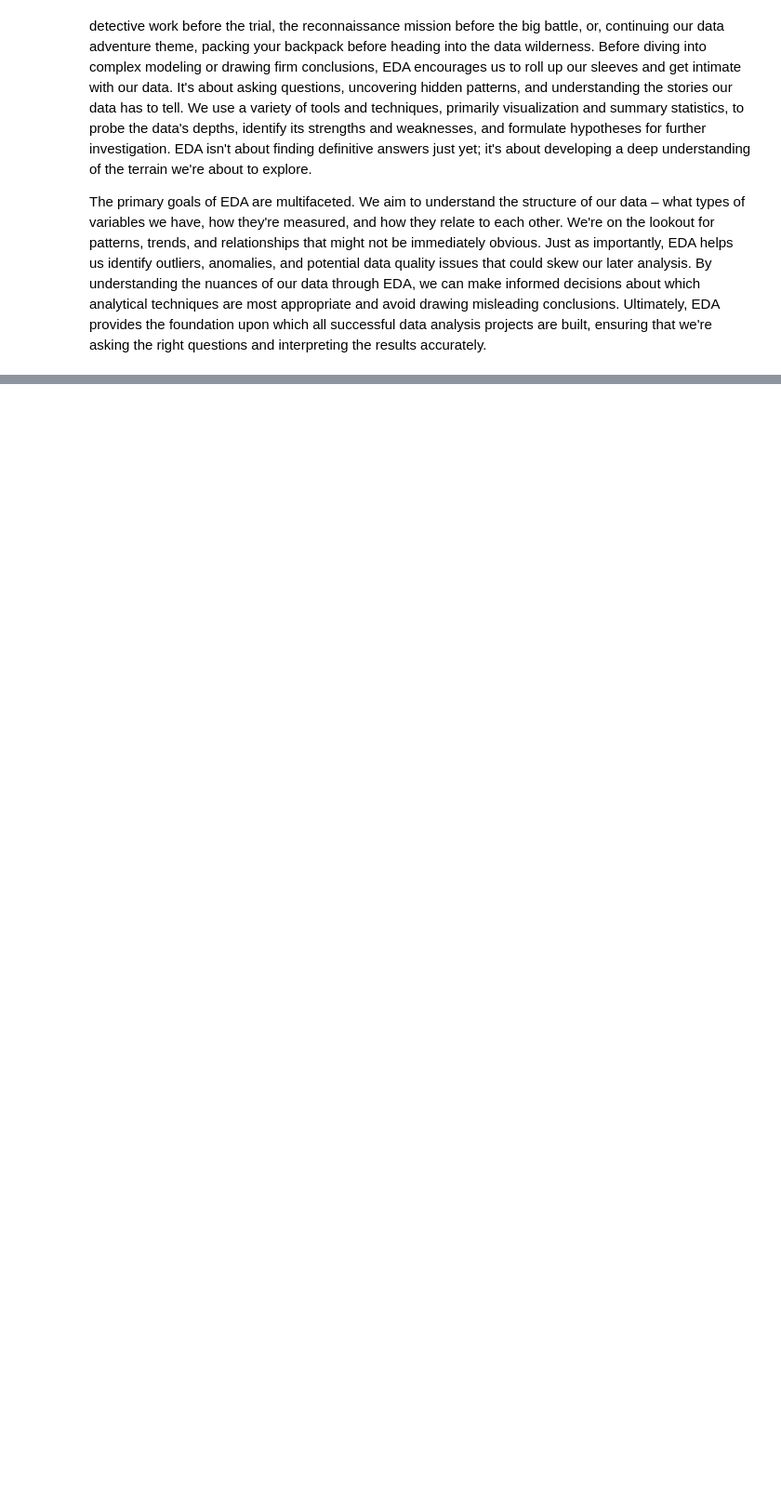
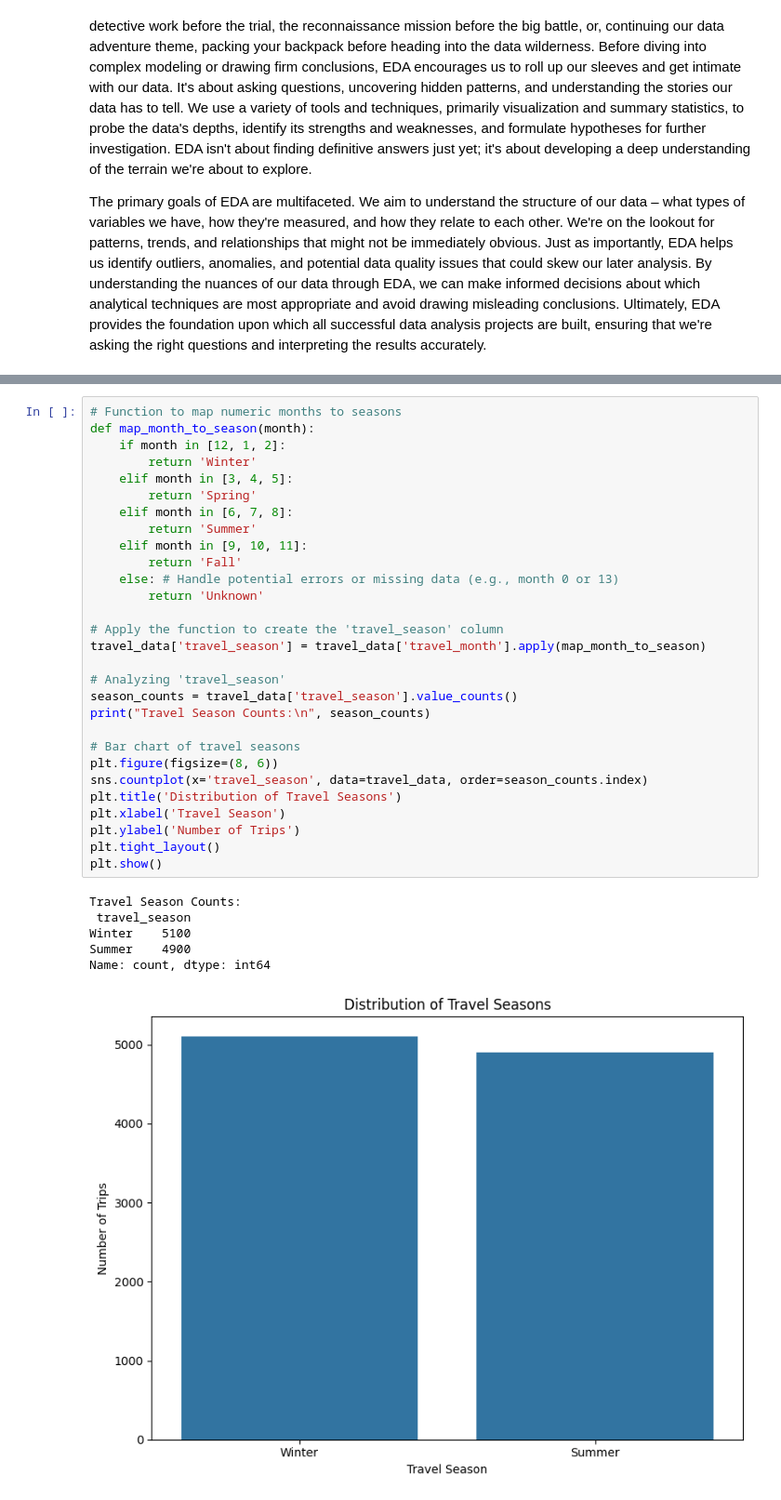
Before and after one commit to ucll-daml/book, a Jupyter notebook: docs/_sources/chapter_3/chapter3.ipynb, the cells around one changed output, grey strips where cells are left out. Shown: that part at 93% size. Drawn from its saved outputs; the diff is of its cells as text; blank space fills up the shorter version.

```diff
--- a/docs/_sources/chapter_3/chapter3.ipynb
+++ b/docs/_sources/chapter_3/chapter3.ipynb
@@ -8,0 +137,36 @@ The primary goals of EDA are multifaceted. We aim to understand the structure of
+# %%
+# Function to map numeric months to seasons
+def map_month_to_season(month):
+    if month in [12, 1, 2]:
+        return 'Winter'
+    elif month in [3, 4, 5]:
+        return 'Spring'
+    elif month in [6, 7, 8]:
+        return 'Summer'
+    elif month in [9, 10, 11]:
+        return 'Fall'
+    else: # Handle potential errors or missing data (e.g., month 0 or 13)
+        return 'Unknown'
+
+# Apply the function to create the 'travel_season' column
+travel_data['travel_season'] = travel_data['travel_month'].apply(map_month_to_season)
+
+# Analyzing 'travel_season'
+season_counts = travel_data['travel_season'].value_counts()
+print("Travel Season Counts:\n", season_counts)
+
+# Bar chart of travel seasons
+plt.figure(figsize=(8, 6))
+sns.countplot(x='travel_season', data=travel_data, order=season_counts.index)
+plt.title('Distribution of Travel Seasons')
+plt.xlabel('Travel Season')
+plt.ylabel('Number of Trips')
+plt.tight_layout()
+plt.show()
+# %% [output]
+Travel Season Counts:
+ travel_season
+Winter    5100
+Summer    4900
+Name: count, dtype: int64
+[figure, added]
```
Also changed, not shown: parts of 43 cells of this notebook, 25 other files.
